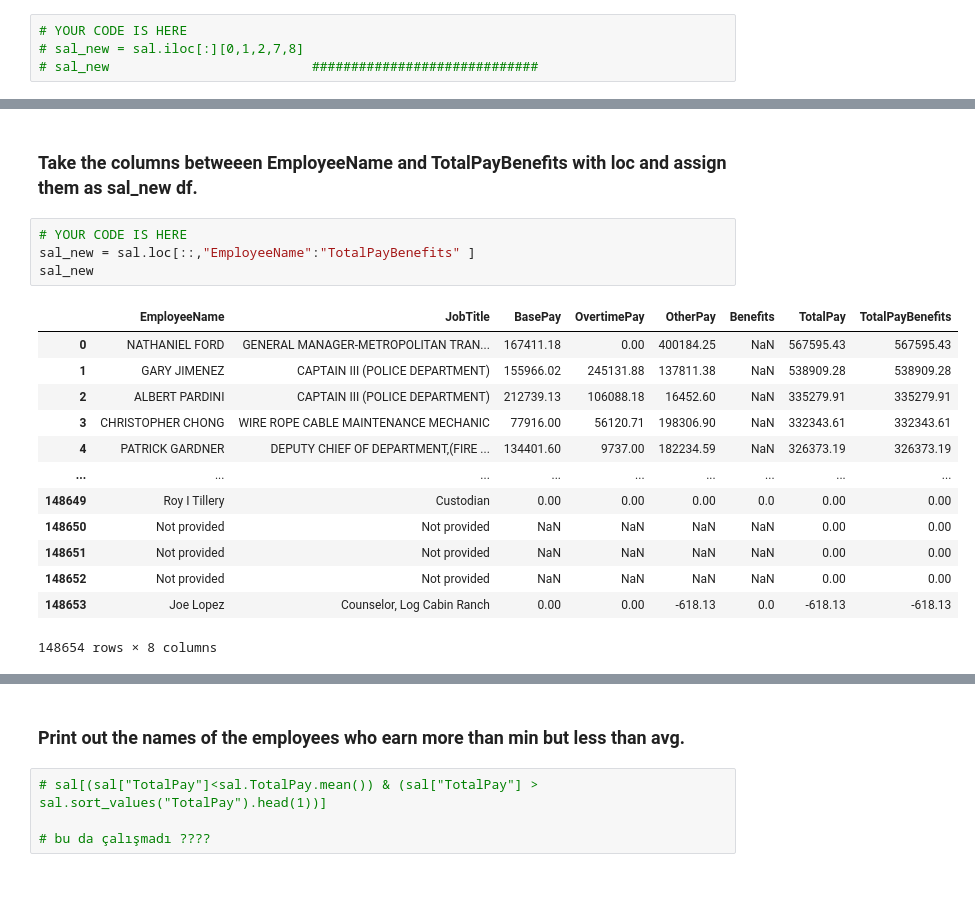
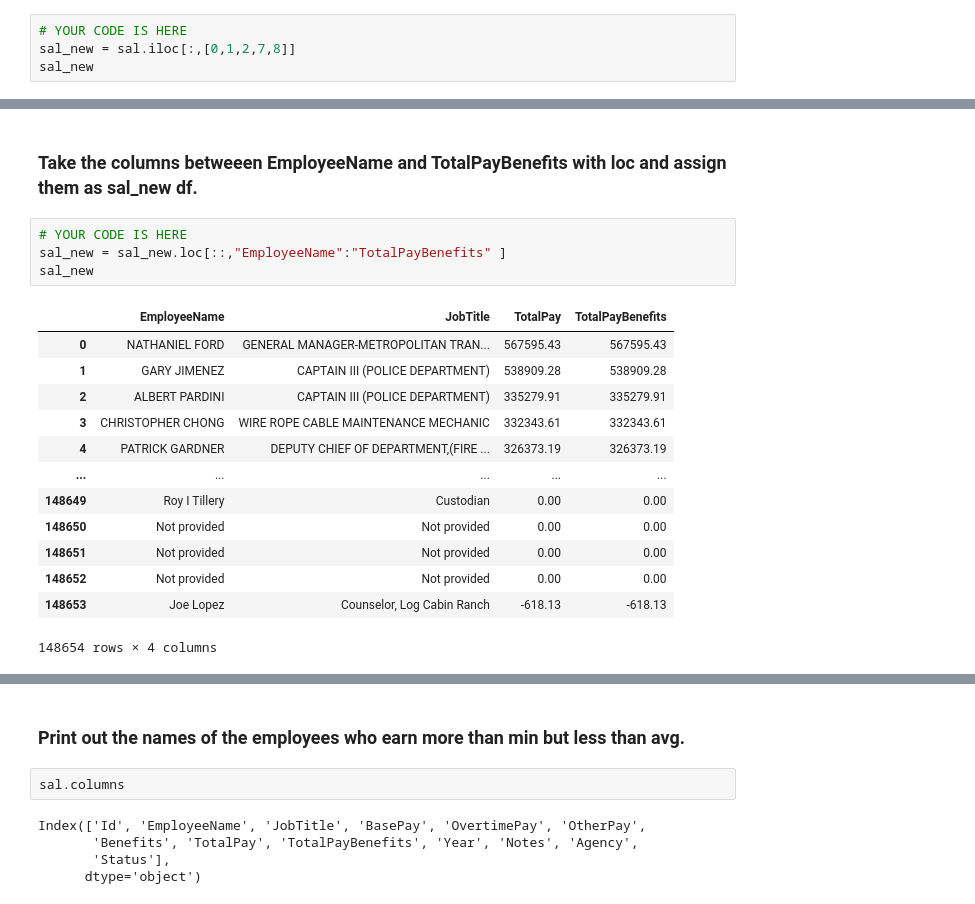
Before and after one commit to B-dogan/Data-Analysis-with-Python-ASSIGNMENT, a Jupyter notebook: Assignment_1_Studentt.ipynb, the cells around one changed output, grey strips where cells are left out. Saved outputs shown, nothing was run; the diff lists cells and outputs as text.

```diff
--- a/Assignment_1_Studentt.ipynb
+++ b/Assignment_1_Studentt.ipynb
@@ -869,4 +933,4 @@ Desired Output:
 # %%
 # YOUR CODE IS HERE
-# sal_new = sal.iloc[:][0,1,2,7,8]
-# sal_new                          #############################
+sal_new = sal.iloc[:,[0,1,2,7,8]]
+sal_new
@@ -878,29 +956,32 @@ Desired Output:
 ### Take the columns betweeen EmployeeName and TotalPayBenefits with loc and assign them as sal_new df.
 # %%
 # YOUR CODE IS HERE
-sal_new = sal.loc[::,"EmployeeName":"TotalPayBenefits" ]
+sal_new = sal_new.loc[::,"EmployeeName":"TotalPayBenefits" ]
 sal_new
 # %% [output]
-|  | EmployeeName | JobTitle | BasePay | OvertimePay | OtherPay | Benefits | TotalPay | TotalPayBenefits |
-| 0 | NATHANIEL FORD | GENERAL MANAGER-METROPOLITAN TRAN... | 167411.18 | 0.00 | 400184.25 | NaN | 567595.43 | 567595.43 |
-| 1 | GARY JIMENEZ | CAPTAIN III (POLICE DEPARTMENT) | 155966.02 | 245131.88 | 137811.38 | NaN | 538909.28 | 538909.28 |
-| 2 | ALBERT PARDINI | CAPTAIN III (POLICE DEPARTMENT) | 212739.13 | 106088.18 | 16452.60 | NaN | 335279.91 | 335279.91 |
-| 3 | CHRISTOPHER CHONG | WIRE ROPE CABLE MAINTENANCE MECHANIC | 77916.00 | 56120.71 | 198306.90 | NaN | 332343.61 | 332343.61 |
-| 4 | PATRICK GARDNER | DEPUTY CHIEF OF DEPARTMENT,(FIRE ... | 134401.60 | 9737.00 | 182234.59 | NaN | 326373.19 | 326373.19 |
-| ... | ... | ... | ... | ... | ... | ... | ... | ... |
-| 148649 | Roy I Tillery | Custodian | 0.00 | 0.00 | 0.00 | 0.0 | 0.00 | 0.00 |
-| 148650 | Not provided | Not provided | NaN | NaN | NaN | NaN | 0.00 | 0.00 |
-| 148651 | Not provided | Not provided | NaN | NaN | NaN | NaN | 0.00 | 0.00 |
-| 148652 | Not provided | Not provided | NaN | NaN | NaN | NaN | 0.00 | 0.00 |
-| 148653 | Joe Lopez | Counselor, Log Cabin Ranch | 0.00 | 0.00 | -618.13 | 0.0 | -618.13 | -618.13 |
+|  | EmployeeName | JobTitle | TotalPay | TotalPayBenefits |
+| 0 | NATHANIEL FORD | GENERAL MANAGER-METROPOLITAN TRAN... | 567595.43 | 567595.43 |
+| 1 | GARY JIMENEZ | CAPTAIN III (POLICE DEPARTMENT) | 538909.28 | 538909.28 |
+| 2 | ALBERT PARDINI | CAPTAIN III (POLICE DEPARTMENT) | 335279.91 | 335279.91 |
+| 3 | CHRISTOPHER CHONG | WIRE ROPE CABLE MAINTENANCE MECHANIC | 332343.61 | 332343.61 |
+| 4 | PATRICK GARDNER | DEPUTY CHIEF OF DEPARTMENT,(FIRE ... | 326373.19 | 326373.19 |
+| ... | ... | ... | ... | ... |
+| 148649 | Roy I Tillery | Custodian | 0.00 | 0.00 |
+| 148650 | Not provided | Not provided | 0.00 | 0.00 |
+| 148651 | Not provided | Not provided | 0.00 | 0.00 |
+| 148652 | Not provided | Not provided | 0.00 | 0.00 |
+| 148653 | Joe Lopez | Counselor, Log Cabin Ranch | -618.13 | -618.13 |
-148654 rows × 8 columns
+148654 rows × 4 columns
 # %% [markdown]
 Desired Output:
 
 ![image.png](https://i.ibb.co/s2CYS7H/assignment1f.png)
 # %% [markdown]
 ### Print out the names of the employees who earn more than min but less than avg.
-# %%
-# sal[(sal["TotalPay"]<sal.TotalPay.mean()) & (sal["TotalPay"] > sal.sort_values("TotalPay").head(1))]
-
-# bu da çalışmadı ????
+# %%
+sal.columns
+# %% [output]
+Index(['Id', 'EmployeeName', 'JobTitle', 'BasePay', 'OvertimePay', 'OtherPay',
+       'Benefits', 'TotalPay', 'TotalPayBenefits', 'Year', 'Notes', 'Agency',
+       'Status'],
+      dtype='object')
```
Also changed, not shown: parts of 25 cells of this notebook.
